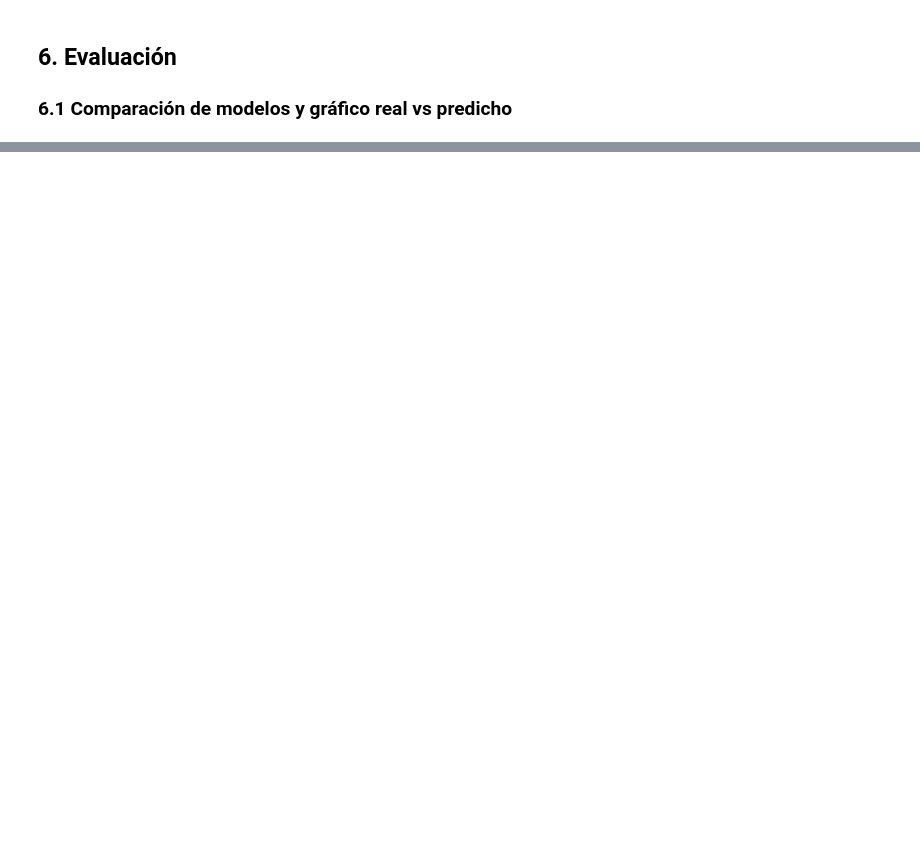
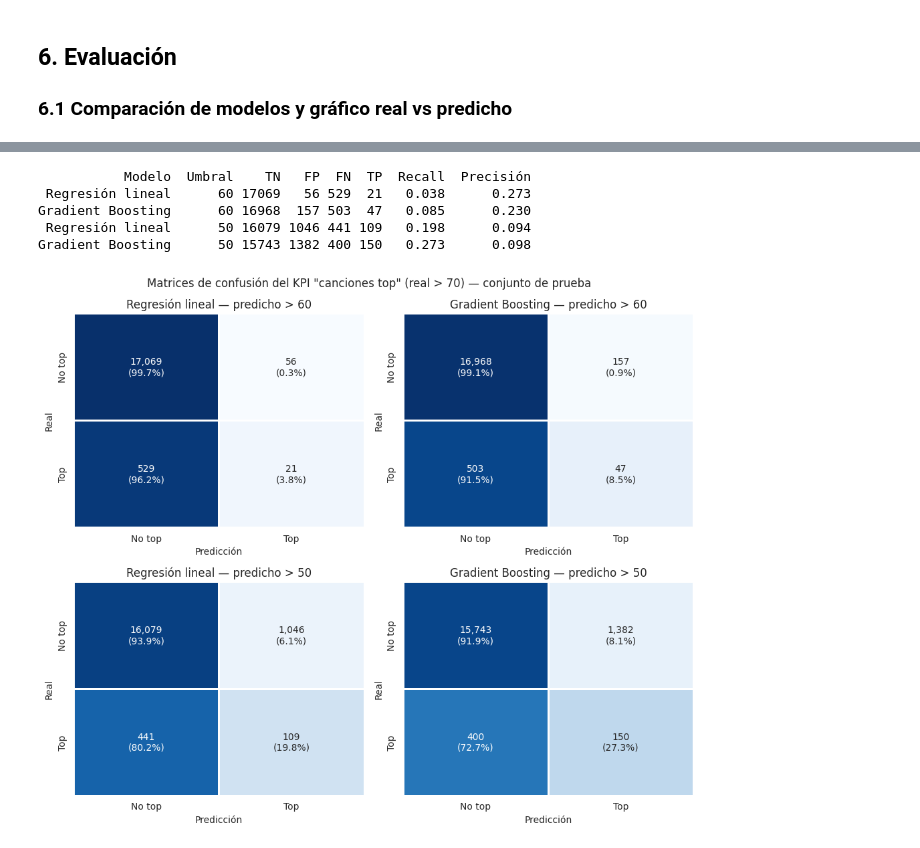
Before and after one commit to gabrielcaroca/ev1_machine_learning, a Jupyter notebook: notebooks/03_modelado.ipynb, the cells around one changed output, grey strips where cells are left out. Drawn from its saved outputs; the diff is of its cells as text; code cells hidden in the pictures; blank space fills up the shorter version.

```diff
--- a/notebooks/03_modelado.ipynb
+++ b/notebooks/03_modelado.ipynb
@@ -200,0 +266,37 @@ Gradient Boosting: al priorizar el 10% con mayor predicción se captura 32.3% de
+# %%
+# Convertimos el KPI a clasificación binaria: "top" real (popularity > 70) vs "top" predicho (predicción > umbral).
+# Se usan umbrales 60 y 50 porque con 70 los modelos casi no marcan canciones.
+# Cada celda muestra el conteo y, entre paréntesis, el % de su fila (la fila suma 100%); el color sigue ese %,
+# así las canciones top (clase escasa) no quedan invisibles frente a las no top.
+from sklearn.metrics import confusion_matrix
+
+modelos_pred = {'Regresión lineal': pred_lin, 'Gradient Boosting': pred_gb}
+umbrales = [60, 50]
+etiquetas = ['No top', 'Top']
+
+fig, axes = plt.subplots(len(umbrales), 2, figsize=(10, 8.5))
+filas = []
+for i, u in enumerate(umbrales):
+    for j, (nombre, pred) in enumerate(modelos_pred.items()):
+        cm = confusion_matrix(real_top, pred > u)
+        cm_pct = cm / cm.sum(axis=1, keepdims=True)
+        anotaciones = np.array([[f'{cm[a, b]:,}\n({cm_pct[a, b]:.1%})' for b in range(2)] for a in range(2)])
+        sns.heatmap(cm_pct, annot=anotaciones, fmt='', cmap='Blues', vmin=0, vmax=1, cbar=False,
+                    xticklabels=etiquetas, yticklabels=etiquetas, ax=axes[i, j], linewidths=1, linecolor='white')
+        axes[i, j].set_title(f'{nombre} — predicho > {u}')
+        axes[i, j].set_xlabel('Predicción'); axes[i, j].set_ylabel('Real')
+        tn, fp, fn, tp = cm.ravel()
+        filas.append({'Modelo': nombre, 'Umbral': u, 'TN': tn, 'FP': fp, 'FN': fn, 'TP': tp,
+                      'Recall': tp / (tp + fn), 'Precisión': tp / (tp + fp)})
+fig.suptitle('Matrices de confusión del KPI "canciones top" (real > 70) — conjunto de prueba')
+plt.tight_layout()
+plt.savefig('../images/matrices_confusion_top.png', dpi=100)
+plt.show()
+print(pd.DataFrame(filas).round(3).to_string(index=False))
+# %% [output]
+           Modelo  Umbral    TN   FP  FN  TP  Recall  Precisión
+ Regresión lineal      60 17069   56 529  21   0.038      0.273
+Gradient Boosting      60 16968  157 503  47   0.085      0.230
+ Regresión lineal      50 16079 1046 441 109   0.198      0.094
+Gradient Boosting      50 15743 1382 400 150   0.273      0.098
+[figure, added]
```
Also changed, not shown: parts of 44 cells of this notebook, 17 other files.
